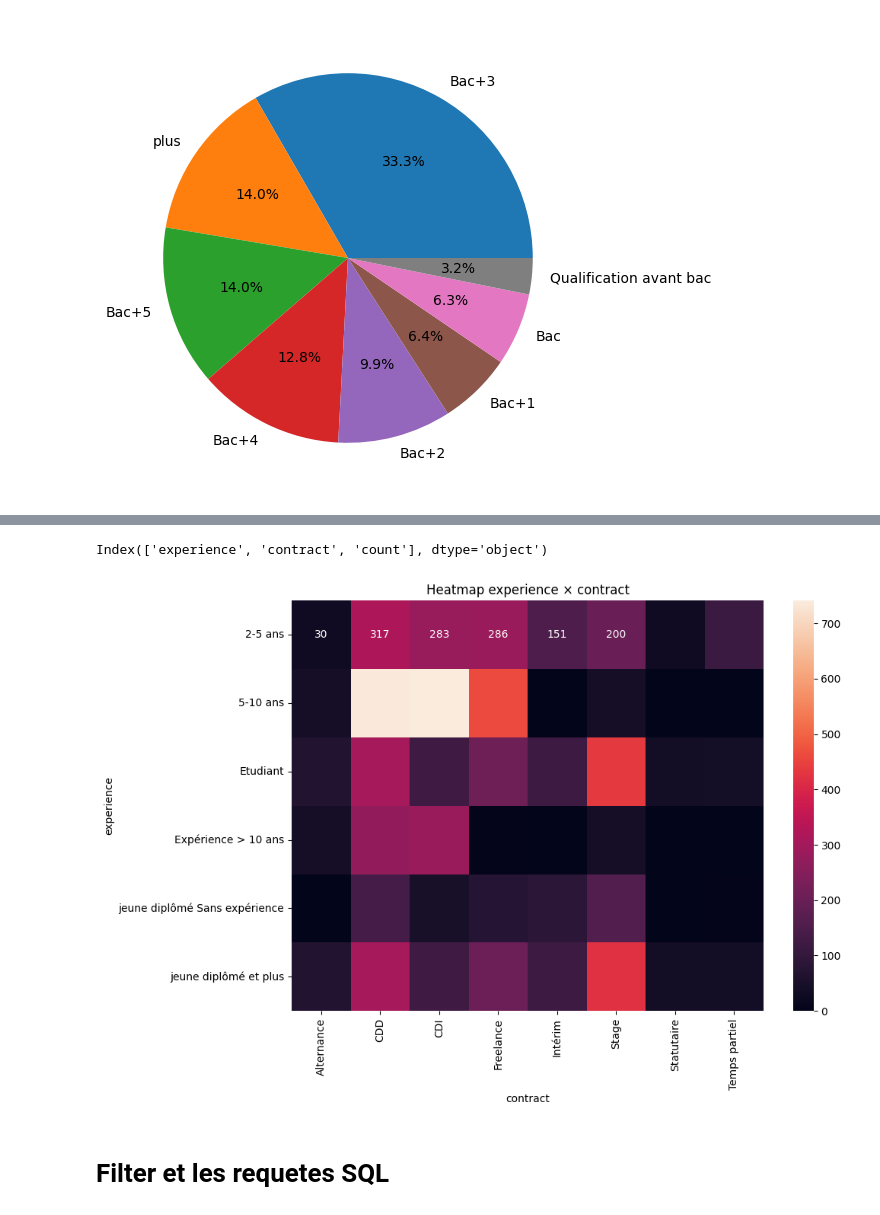
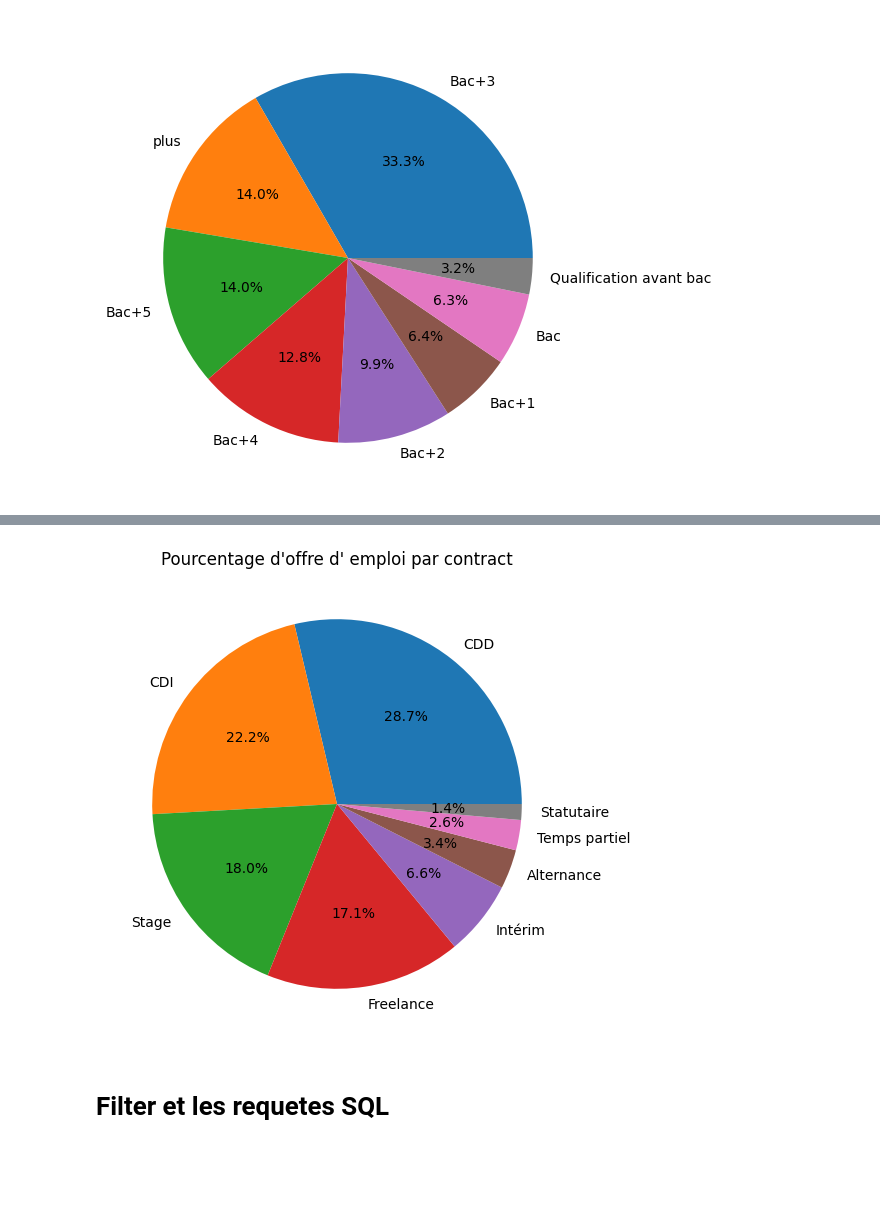
Before and after one commit to Ben10-data/Offres_emplois_senegal, a Jupyter notebook: Spark/notebooks/ml_test.ipynb, the cells around one changed output, grey strips where cells are left out. Drawn from its saved outputs; the diff is of its cells as text; code cells hidden in the pictures; blank space fills up the shorter version.

```diff
--- a/Spark/notebooks/ml_test.ipynb
+++ b/Spark/notebooks/ml_test.ipynb
@@ -1084,7 +1090,7 @@ root
  |-- experience_clean: string (nullable = true)
 # %%
 df_traite_clean_contract = df_traite_clean_contract.select(
-     df_traite_clean_contract.entreprise, df_traite_clean_contract.poste, df_traite_clean_contract.lien, df_traite_clean_contract.competence,\
+     df_traite_clean_contract.entreprise, df_traite_clean_contract.lien, df_traite_clean_contract.competence,\
      df_traite_clean_contract.formation, df_traite_clean_contract.niveau_etude,\
      explode_outer(df_traite_clean_contract.contrat).alias("contract"),\
      df_traite_clean_contract.experience_clean.alias("experience"),\
@@ -1362,16 +1308,10 @@ df_exp_contract = df_propre.groupby("experience","contract").count().orderBy(des
-# %%
-df_exp_contract.columns
-# %% [output]
-Index(['experience', 'contract', 'count'], dtype='object')
-# %%
-pivot1 = df_exp_contract.pivot(index="experience", columns='contract', values="count").fillna(0)
-
-plt.figure(figsize=(10,7))
-sns.heatmap(pivot1, annot=True, fmt="g")
-plt.title("Heatmap experience × contract")
-plt.show()
-# %% [output]
-[figure, removed]
+# %%
+plt.figure(figsize=(6,6))
+plt.pie(df_clean_contract["nbre_contract"], labels=df_clean_contract["contract"], autopct="%1.1f%%")
+plt.title("Pourcentage d'offre d' emploi par contract" )
+plt.show()
+# %% [output]
+[figure, added]
 # %% [markdown]
 # Filter et les requetes SQL
 # %%
```
Also changed, not shown: parts of 25 cells of this notebook, 2 other files.
